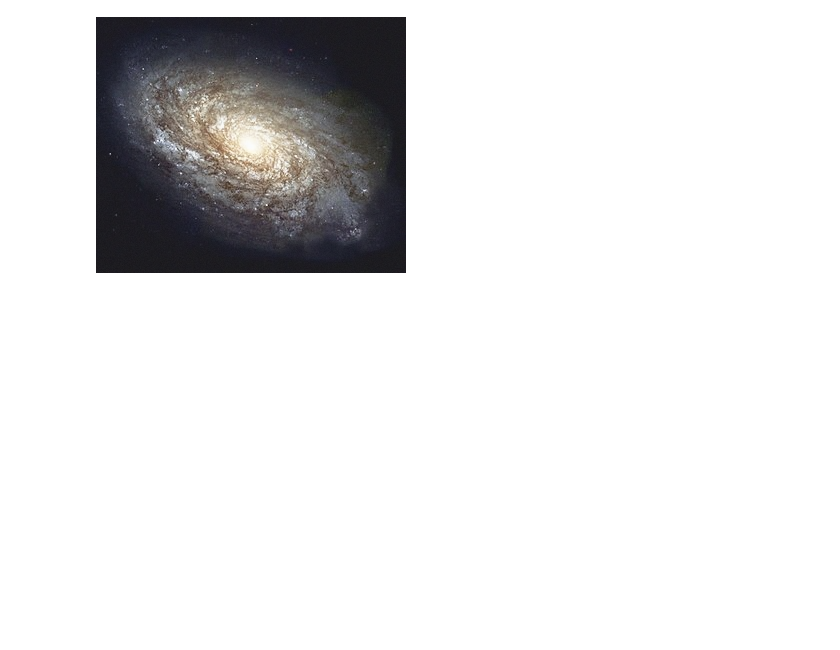
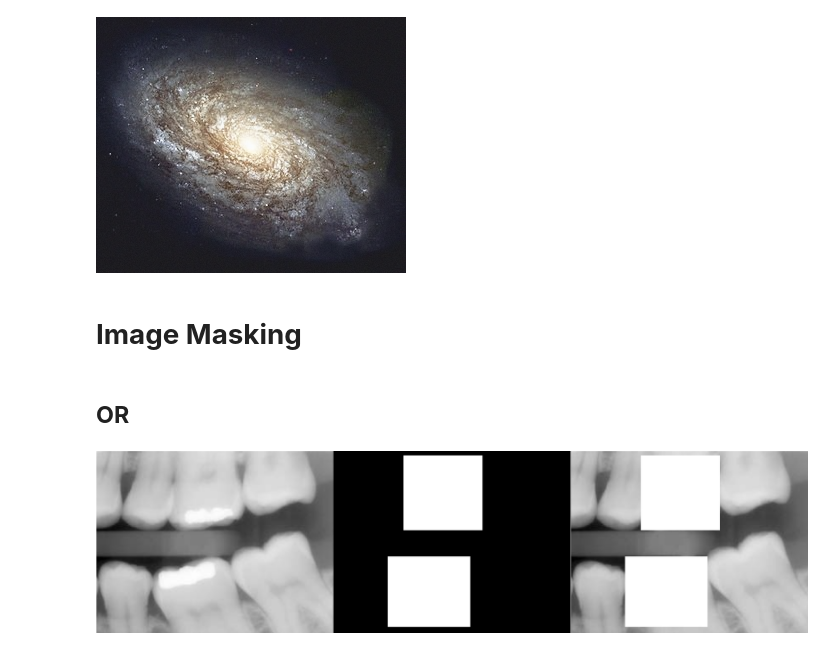
Before and after one commit to AikaMinami/IPCV_2022, a Jupyter notebook: Week5.ipynb, the cells around one changed output. Saved outputs shown, nothing was run; the diff lists cells and outputs as text; code cells hidden in the pictures; blank space fills up the shorter version.

Commit message:
Masking OR, NOT, NAND, XOR

```diff
--- a/Week5.ipynb
+++ b/Week5.ipynb
@@ -109,3 +111,19 @@ Average Denoising Module
 Image amount: 100
 PSNR value is 27.370931279516654 dB
 [figure]
+# %% [markdown]
+# **Image Masking**
+# %% [markdown]
+## **OR**
+# %%
+ori = cv.imread('/content/drive/MyDrive/IPCV/teeth.jpg')
+blank_image = np.zeros(ori.shape, ori.dtype)
+cv.rectangle(blank_image, pt1=(400, 25), pt2=(850,450), color=(255,255,255), thickness=-1)
+cv.rectangle(blank_image, pt1=(310, 600), pt2=(780,1000), color=(255,255,255), thickness=-1)
+
+masking_or = ori | blank_image
+
+final_frame = cv.hconcat((ori, blank_image, masking_or))
+cv2_imshow(final_frame)
+# %% [output]
+[figure, added]
```
Also changed, not shown: parts of 7 cells of this notebook.
